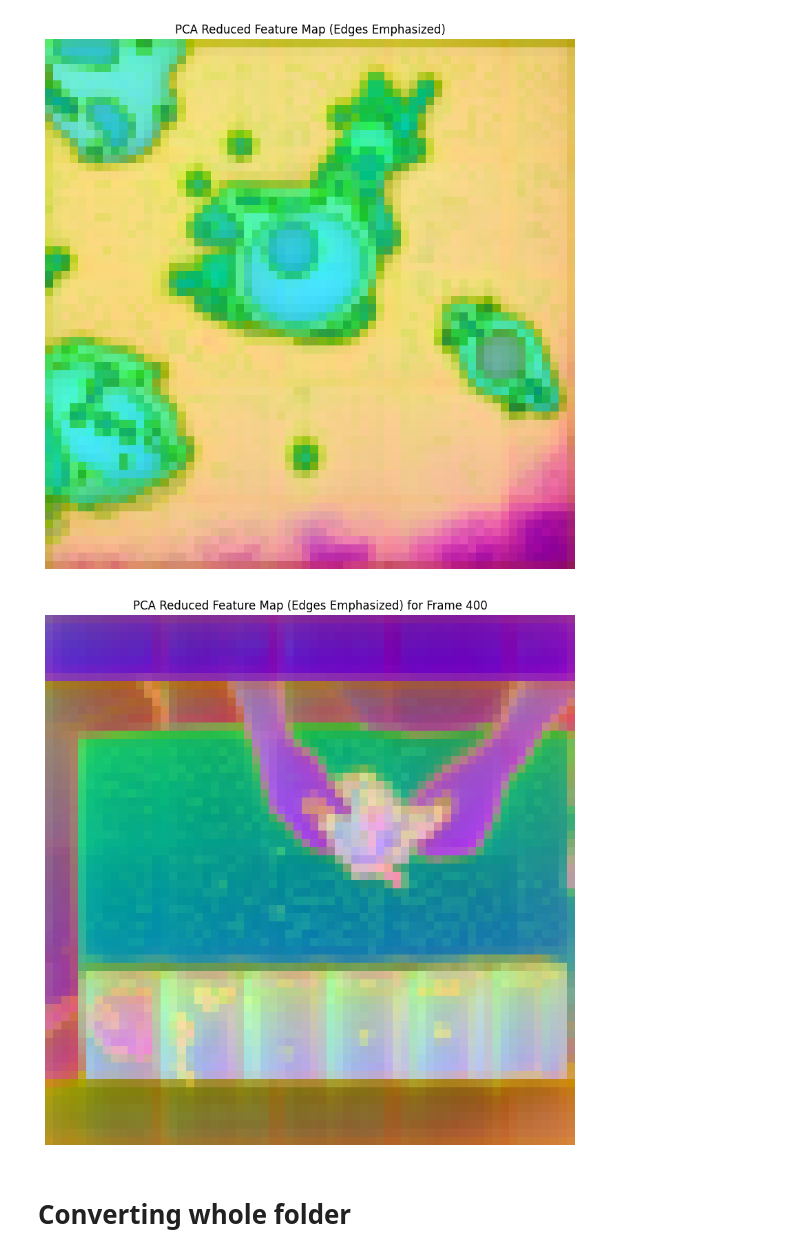
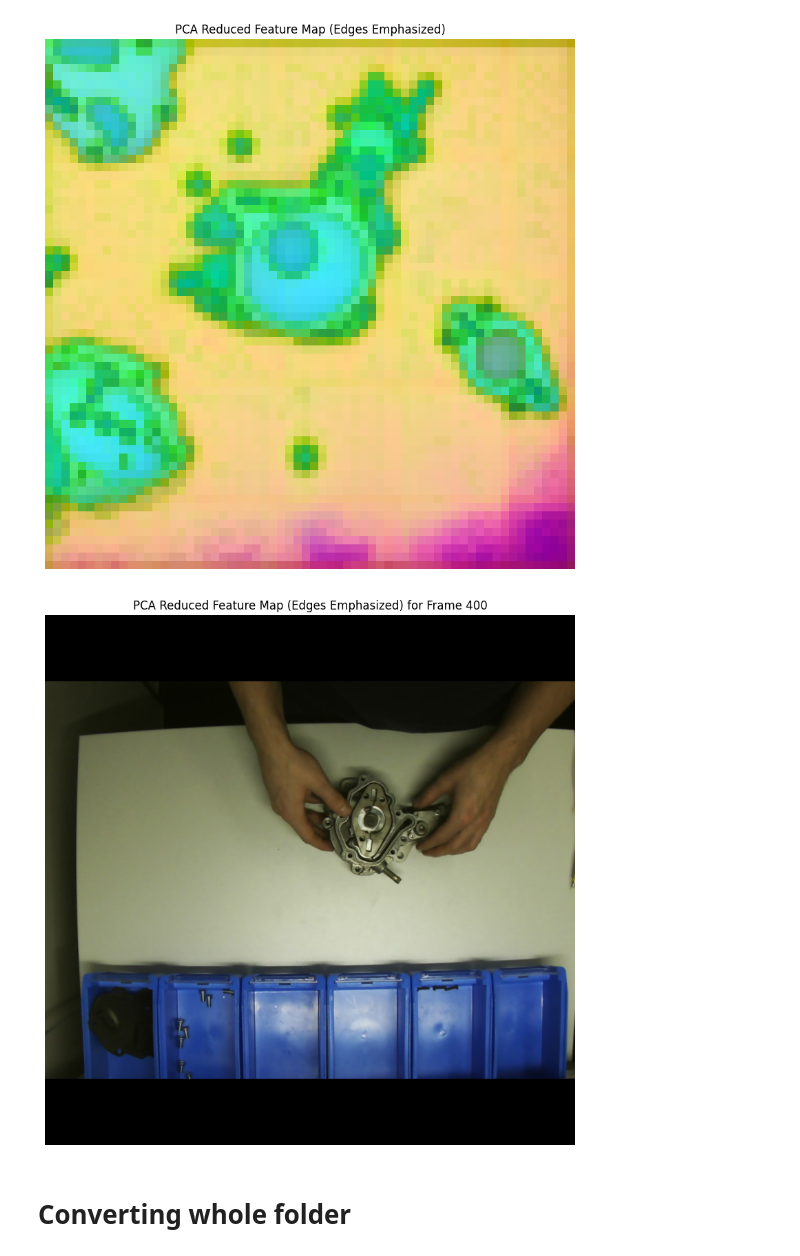
Before and after one commit to lyyiyi/dslab25, a Jupyter notebook: obj_detection/dino/sam.ipynb, the cells around one changed output. Cells and saved outputs as stored; diff of their text form; code cells hidden in the pictures.

```diff
--- a/obj_detection/dino/sam.ipynb
+++ b/obj_detection/dino/sam.ipynb
@@ -172,48 +172,48 @@ def process_video_frame(video_path, target_frame_idx=1000):
 		if current_idx == target_frame_idx:
 			target_frame = frame
 			break
 		current_idx += 1
 	cap.release()
 
 	if target_frame is None:
 		print(f"Frame {target_frame_idx} was not found in the video.")
 		return
 
 	# Convert the frame from BGR (OpenCV) to RGB and create a PIL Image.
 	frame_rgb = cv2.cvtColor(target_frame, cv2.COLOR_BGR2RGB)
 	image = Image.fromarray(frame_rgb)
 
 	# Load the SAM model and processor.
-	model = SamModel.from_pretrained("facebook/sam-vit-huge").to(device)
-	processor = SamProcessor.from_pretrained("facebook/sam-vit-huge")
+	# model = SamModel.from_pretrained("facebook/sam-vit-huge").to(device)
+	# processor = SamProcessor.from_pretrained("facebook/sam-vit-huge")
 
-	# Process the image. Instead of a .preprocess method, we simply call the processor.
-	inputs = processor(image, return_tensors="pt")
-	inputs = {k: v.to(device) for k, v in inputs.items()}
+	# # Process the image. Instead of a .preprocess method, we simply call the processor.
+	# inputs = processor(image, return_tensors="pt")
+	# inputs = {k: v.to(device) for k, v in inputs.items()}
 
-	# Extract the feature map using the image encoder.
-	with torch.no_grad():
-		feature_map = model.get_image_embeddings(inputs["pixel_values"])
+	# # Extract the feature map using the image encoder.
+	# with torch.no_grad():
+	# 	feature_map = model.get_image_embeddings(inputs["pixel_values"])
 
-	# SAM's image encoder outputs a tensor with shape (B, C, H, W).
-	feature_map = feature_map[0]  # Use the first image in the batch.
+	# # SAM's image encoder outputs a tensor with shape (B, C, H, W).
+	# feature_map = feature_map[0]  # Use the first image in the batch.
 
-	# Apply PCA to the feature map.
-	pca_result = pca_color_feature(feature_map)  # shape: (H, W, 3)
+	# # Apply PCA to the feature map.
+	# pca_result = pca_color_feature(feature_map)  # shape: (H, W, 3)
 
 	# Display the result.
 	plt.figure(figsize=(10, 10))
-	plt.imshow(pca_result.cpu().detach().numpy())
+	plt.imshow(frame_rgb)
 	plt.title(f"PCA Reduced Feature Map (Edges Emphasized) for Frame {target_frame_idx}")
 	plt.axis("off")
 	plt.show()
 
 # Example usage:
 # Replace 'path/to/your/video.mp4' with the path to your video file.
 # This will process the 1000th frame of the video.
-process_video_frame("/workspace/dslab25/assets/vacuum_pump/videos/01_run1_cam_2_1024x1024_15fps_3mbps.mp4", target_frame_idx=400)
+process_video_frame("/Users/georgye/Documents/repos/ethz/dslab25/assets/vacuum_pump/videos/01_run1_cam_2_1024x1024_15fps_3mbps.mp4", target_frame_idx=400)
 # %% [output]
-[figure, old version]
+[figure, new version]
 # %% [markdown]
 # Converting whole folder
 # %%
```
Also changed, not shown: 3 other files.
